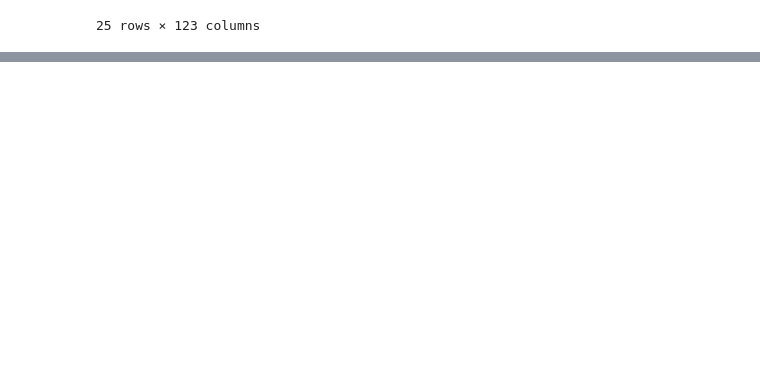
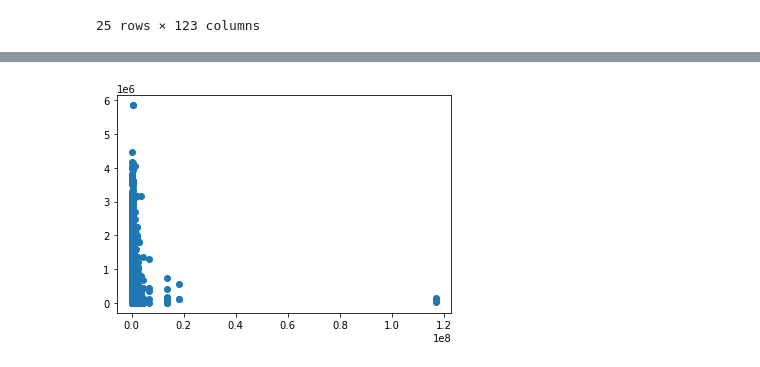
Before and after one commit to gaherna3/Case-Study-2, a Jupyter notebook: Case Study 2 .ipynb, the cells around one changed output, grey strips where cells are left out. Cells and saved outputs as stored; diff of their text form; code cells hidden in the pictures; blank space fills up the shorter version.

```diff
--- a/Case Study 2 .ipynb
+++ b/Case Study 2 .ipynb
@@ -192,0 +333,12 @@ NameError: name 'c' is not defined
+# %%
+conn = sqlite3.connect("Credit_Applications.db")
+
+# application.to_sql("application", conn)
+# previous.to_sql("previous", conn)
+# %%
+query = """ Select a.*, p.SK_ID_PREV, p.NAME_CONTRACT_TYPE, p.AMT_APPLICATION,p.WEEKDAY_APPR_PROCESS_START, p.NAME_CONTRACT_STATUS
+            From application as a Left Join previous as p
+            On a.SK_ID_CURR = p.SK_ID_CURR"""
+
+df = pd.read_sql(query, conn)
+df.head(10)
@@ -192,0 +358,5 @@ NameError: name 'c' is not defined
+# %%
+plt.scatter(df['AMT_INCOME_TOTAL'],df['AMT_APPLICATION'])
+plt.show()
+# %% [output]
+[figure, added]
```
Also changed, not shown: parts of 15 cells of this notebook.
